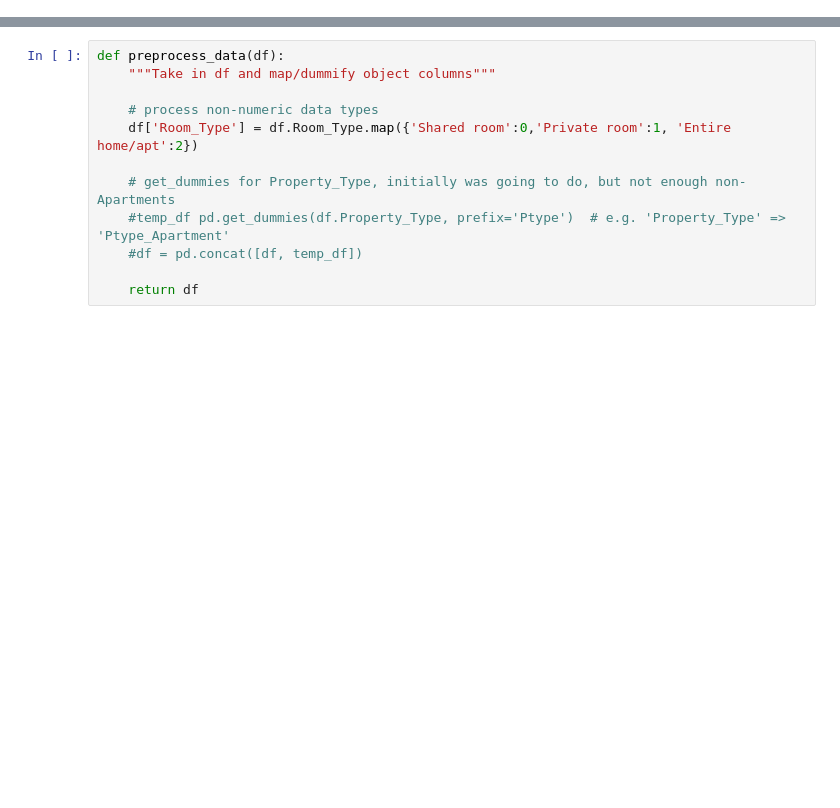
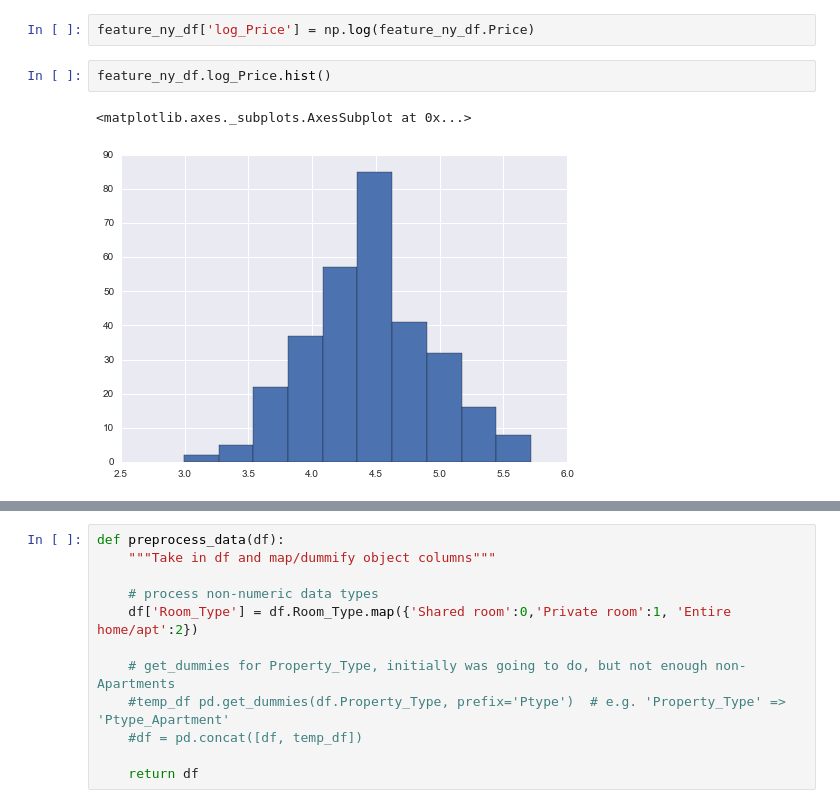
Before and after one commit to peacing/bkds-datachallenge-singman-paul, a Jupyter notebook: case-study-writeup.ipynb, the cells around one changed output, grey strips where cells are left out. Drawn from its saved outputs; the diff is of its cells as text; blank space fills up the shorter version.

```diff
--- a/case-study-writeup.ipynb
+++ b/case-study-writeup.ipynb
@@ -33,0 +104,7 @@ ny_df.head()
+# %%
+feature_ny_df['log_Price'] = np.log(feature_ny_df.Price)
+# %%
+feature_ny_df.log_Price.hist()
+# %% [output]
+<matplotlib.axes._subplots.AxesSubplot at 0x...>
+[figure, added]
```
Also changed, not shown: parts of 44 cells of this notebook.
